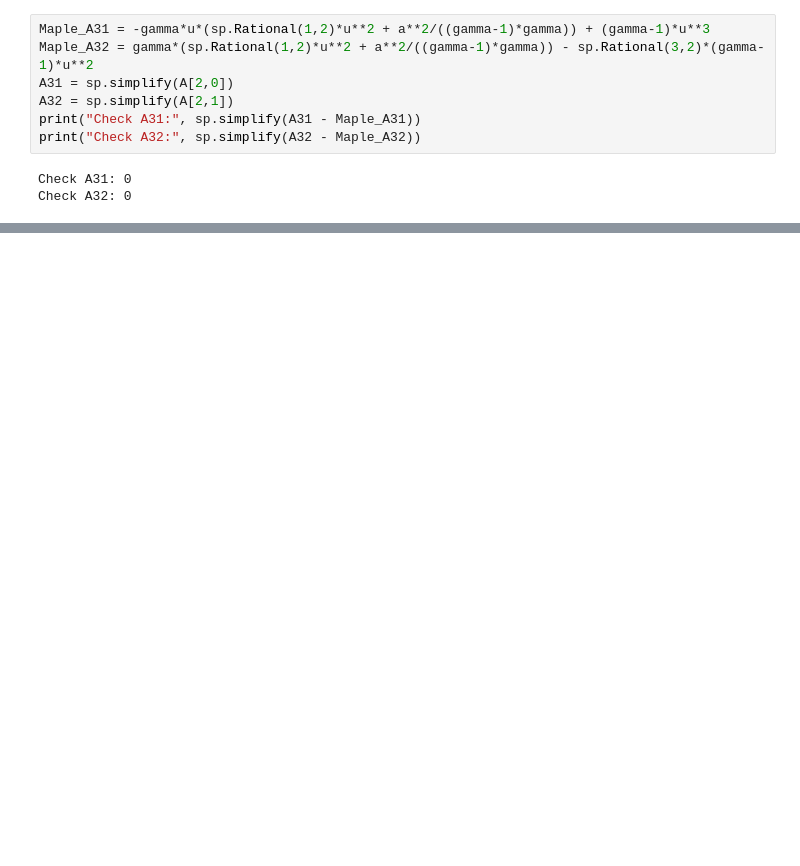
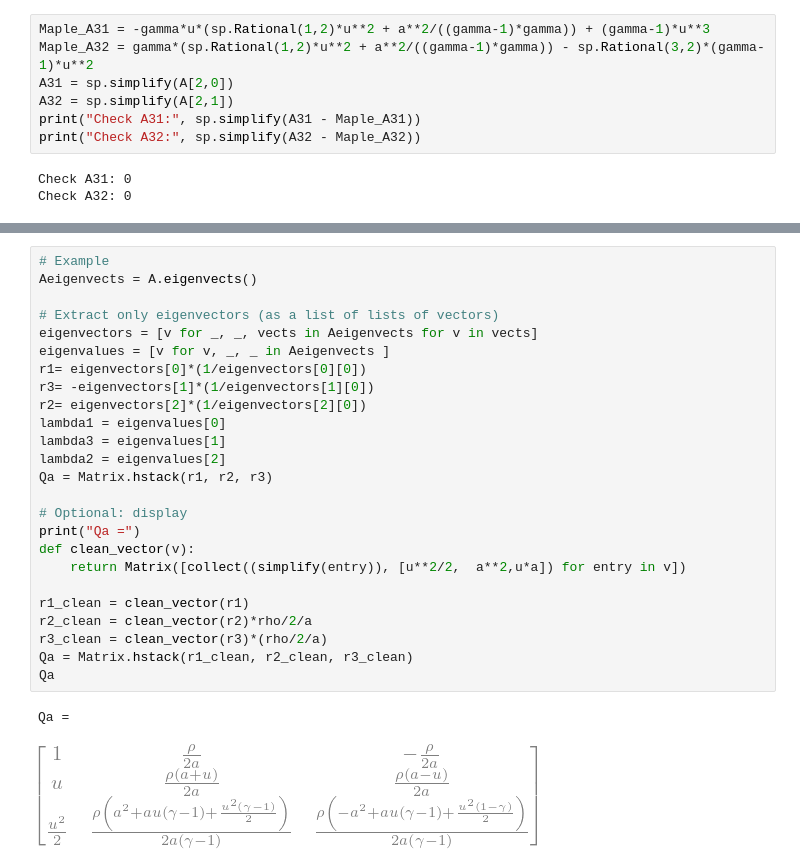
Before and after one commit to annashens/ME663-A2, a Jupyter notebook: 1_test.ipynb, the cells around one changed output, grey strips where cells are left out. Cells and saved outputs as stored; diff of their text form; blank space fills up the shorter version.

```diff
--- a/1_test.ipynb
+++ b/1_test.ipynb
@@ -91,0 +100,28 @@ A.eigenvals()
+# %%
+# Example
+Aeigenvects = A.eigenvects()
+
+# Extract only eigenvectors (as a list of lists of vectors)
+eigenvectors = [v for _, _, vects in Aeigenvects for v in vects]
+eigenvalues = [v for v, _, _ in Aeigenvects ]
+r1= eigenvectors[0]*(1/eigenvectors[0][0])
+r3= -eigenvectors[1]*(1/eigenvectors[1][0])
+r2= eigenvectors[2]*(1/eigenvectors[2][0])
+lambda1 = eigenvalues[0]
+lambda3 = eigenvalues[1]
+lambda2 = eigenvalues[2]
+Qa = Matrix.hstack(r1, r2, r3)
+
+# Optional: display
+print("Qa =")
+def clean_vector(v):
+    return Matrix([collect((simplify(entry)), [u**2/2,  a**2,u*a]) for entry in v])
+
+r1_clean = clean_vector(r1)
+r2_clean = clean_vector(r2)*rho/2/a
+r3_clean = clean_vector(r3)*(rho/2/a)
+Qa = Matrix.hstack(r1_clean, r2_clean, r3_clean)
+Qa
+# %% [output]
+Qa =
+[figure, added]
```
Also changed, not shown: parts of 14 cells of this notebook.
